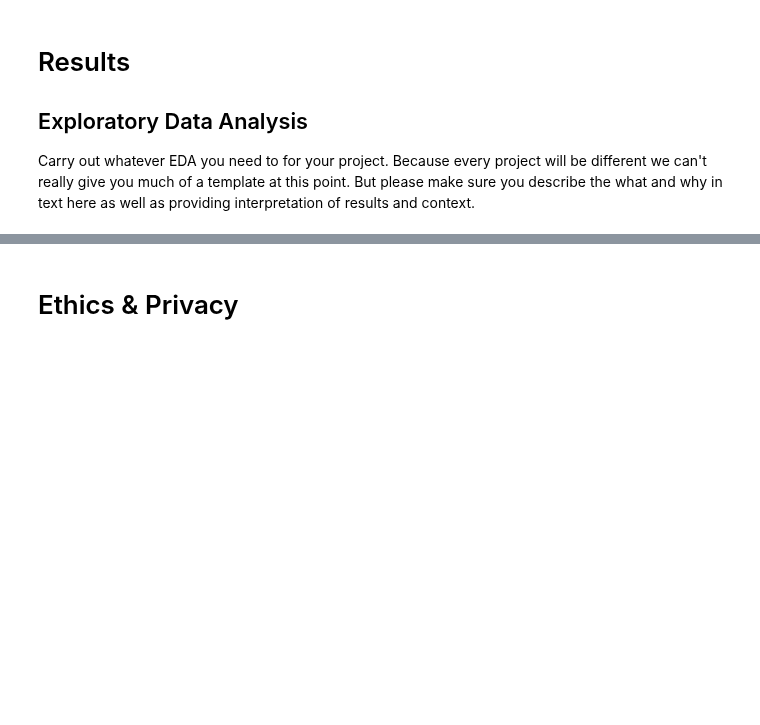
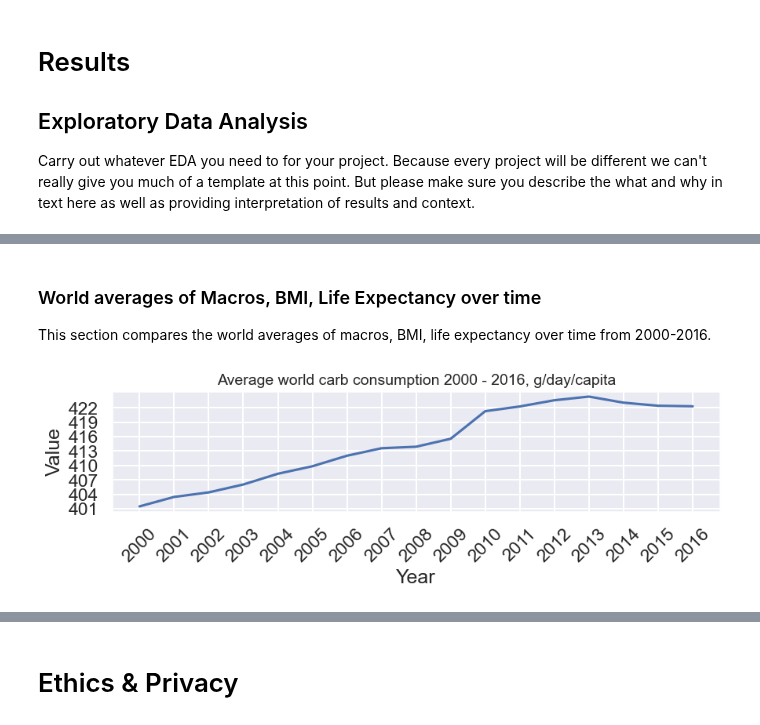
Before and after one commit to COGS108/Group074_WI24, a Jupyter notebook: EDACheckpoint_Group074_WI24.ipynb, the cells around one changed output, grey strips where cells are left out. Drawn from its saved outputs; the diff is of its cells as text; code cells hidden in the pictures; blank space fills up the shorter version.

```diff
--- a/EDACheckpoint_Group074_WI24.ipynb
+++ b/EDACheckpoint_Group074_WI24.ipynb
@@ -601,0 +580,5 @@ Some more words and stuff.  Remember notebooks work best if you interleave the c
+# %%
+global_avg = pivot_df.copy()
+columns_of_interest = list(range(2000, 2017))
+global_avg = global_avg.groupby('Series')[columns_of_interest].mean().reset_index()
+global_avg.head()
@@ -601,0 +592,17 @@ Some more words and stuff.  Remember notebooks work best if you interleave the c
+# %% [markdown]
+### World averages of Macros, BMI, Life Expectancy over time
+
+This section compares the world averages of macros, BMI, life expectancy over time from 2000-2016.
+# %%
+df_melted = global_avg.melt(id_vars='Series', var_name='Year', value_name='Value',)
+avg_carbs = df_melted[df_melted['Series'] == 'Carbs (g/day)']
+plt.figure(figsize=(10, 2))  # Adjust the width and height as needed
+sns.lineplot(data = avg_carbs, x="Year", y='Value', hue='Series', legend = False)
+plt.xticks(range(min(avg_carbs['Year']), max(avg_carbs['Year']) + 1, 1))
+plt.yticks(range(int(min(avg_carbs['Value'])), int(max(avg_carbs['Value'])), 3))
+plt.xticks(rotation=45)  # Rotate the ticks for better visibility
+plt.title('Average world carb consumption 2000 - 2016, g/day/capita', fontsize=14)
+
+plt.show()
+# %% [output]
+[figure, added]
```
Also changed, not shown: parts of 20 cells of this notebook.
